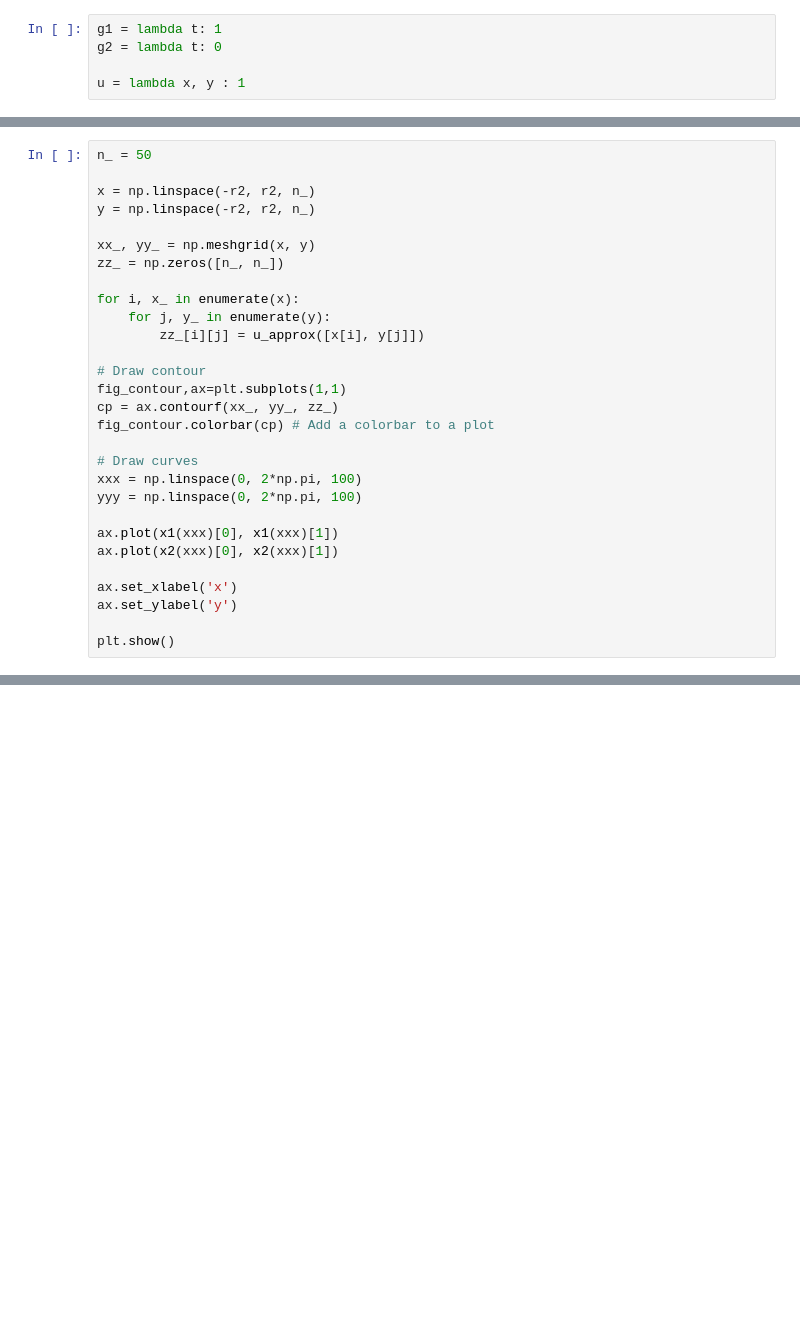
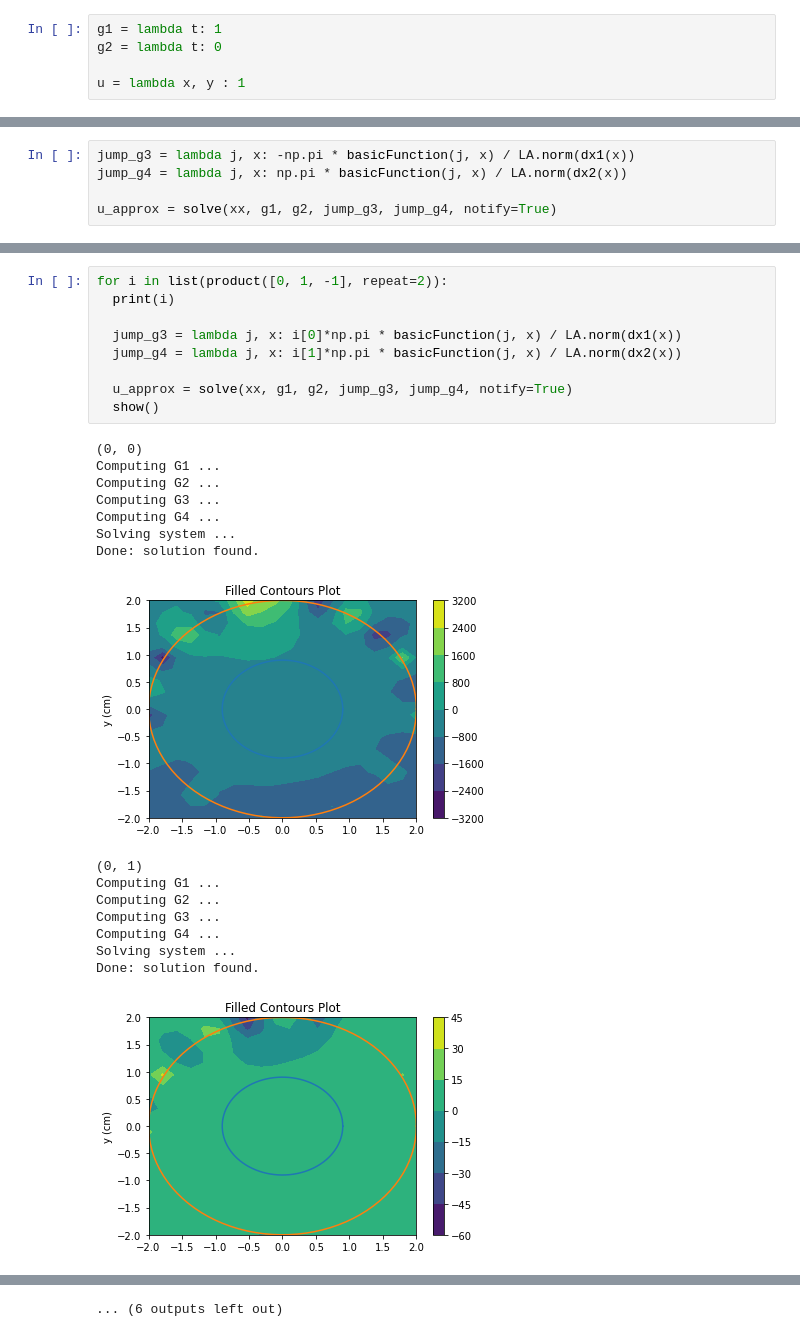
Before and after one commit to BohdanBuhrii/Linear-Integral-Equations, a Jupyter notebook: Program/Collocation.ipynb, the cells around one changed output, grey strips where cells are left out. Cells and saved outputs as stored; diff of their text form; blank space fills up the shorter version.

```diff
--- a/Program/Collocation.ipynb
+++ b/Program/Collocation.ipynb
@@ -286,29 +393,0 @@ print(u_approx([1.25, 0]))
-# %%
-n_ = 50
-
-x = np.linspace(-r2, r2, n_)
-y = np.linspace(-r2, r2, n_)
-
-xx_, yy_ = np.meshgrid(x, y)
-zz_ = np.zeros([n_, n_])
-
-for i, x_ in enumerate(x):
-    for j, y_ in enumerate(y):
-        zz_[i][j] = u_approx([x[i], y[j]])
-
-# Draw contour
-fig_contour,ax=plt.subplots(1,1)
-cp = ax.contourf(xx_, yy_, zz_)
-fig_contour.colorbar(cp) # Add a colorbar to a plot
-
-# Draw curves
-xxx = np.linspace(0, 2*np.pi, 100)
-yyy = np.linspace(0, 2*np.pi, 100)
-
-ax.plot(x1(xxx)[0], x1(xxx)[1])
-ax.plot(x2(xxx)[0], x2(xxx)[1])
-
-ax.set_xlabel('x')
-ax.set_ylabel('y')
-
-plt.show()
@@ -332,0 +394,5 @@ plt.show()
+# %%
+jump_g3 = lambda j, x: -np.pi * basicFunction(j, x) / LA.norm(dx1(x))
+jump_g4 = lambda j, x: np.pi * basicFunction(j, x) / LA.norm(dx2(x))
+
+u_approx = solve(xx, g1, g2, jump_g3, jump_g4, notify=True)
@@ -332,0 +431,26 @@ plt.show()
+# %%
+for i in list(product([0, 1, -1], repeat=2)):
+  print(i)
+
+  jump_g3 = lambda j, x: i[0]*np.pi * basicFunction(j, x) / LA.norm(dx1(x))
+  jump_g4 = lambda j, x: i[1]*np.pi * basicFunction(j, x) / LA.norm(dx2(x))
+
+  u_approx = solve(xx, g1, g2, jump_g3, jump_g4, notify=True)
+  show()
+# %% [output]
+(0, 0)
+Computing G1 ...
+Computing G2 ...
+Computing G3 ...
+Computing G4 ...
+Solving system ...
+Done: solution found.
+[figure, added]
+(0, 1)
+Computing G1 ...
+Computing G2 ...
+Computing G3 ...
+Computing G4 ...
+Solving system ...
+Done: solution found.
+[figure, added]
@@ -332,0 +489 @@ plt.show()
+... (6 outputs left out)
```
Also changed, not shown: parts of 46 cells of this notebook.
